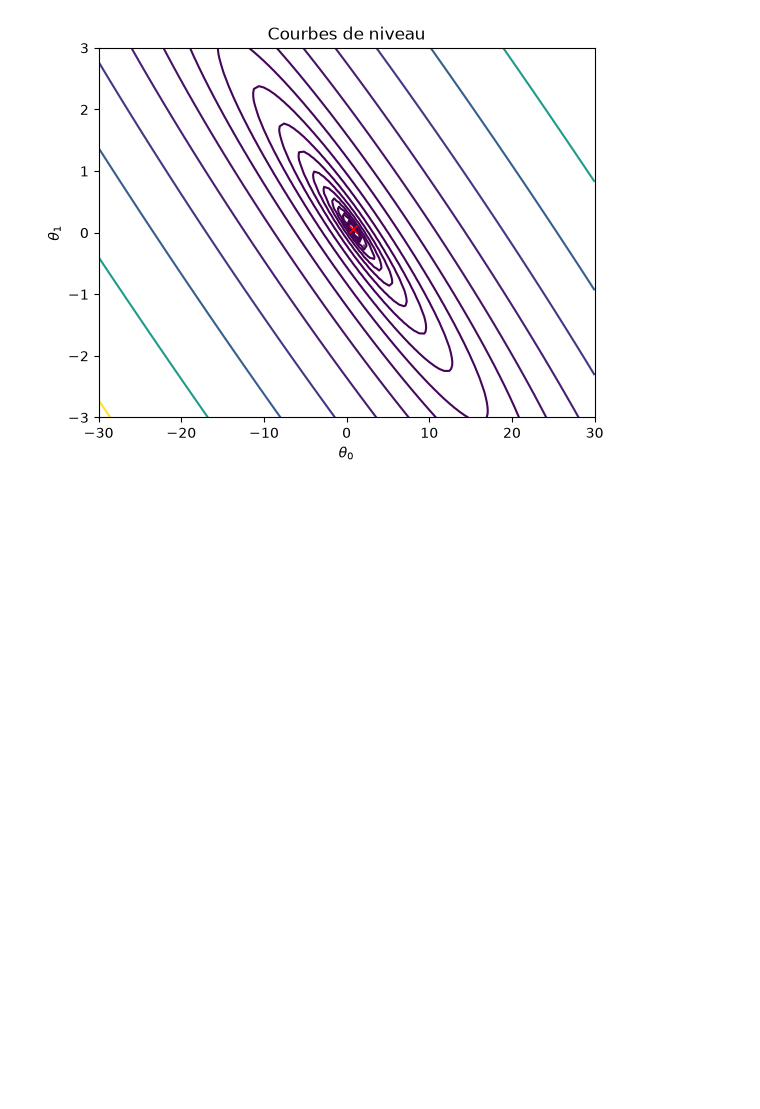
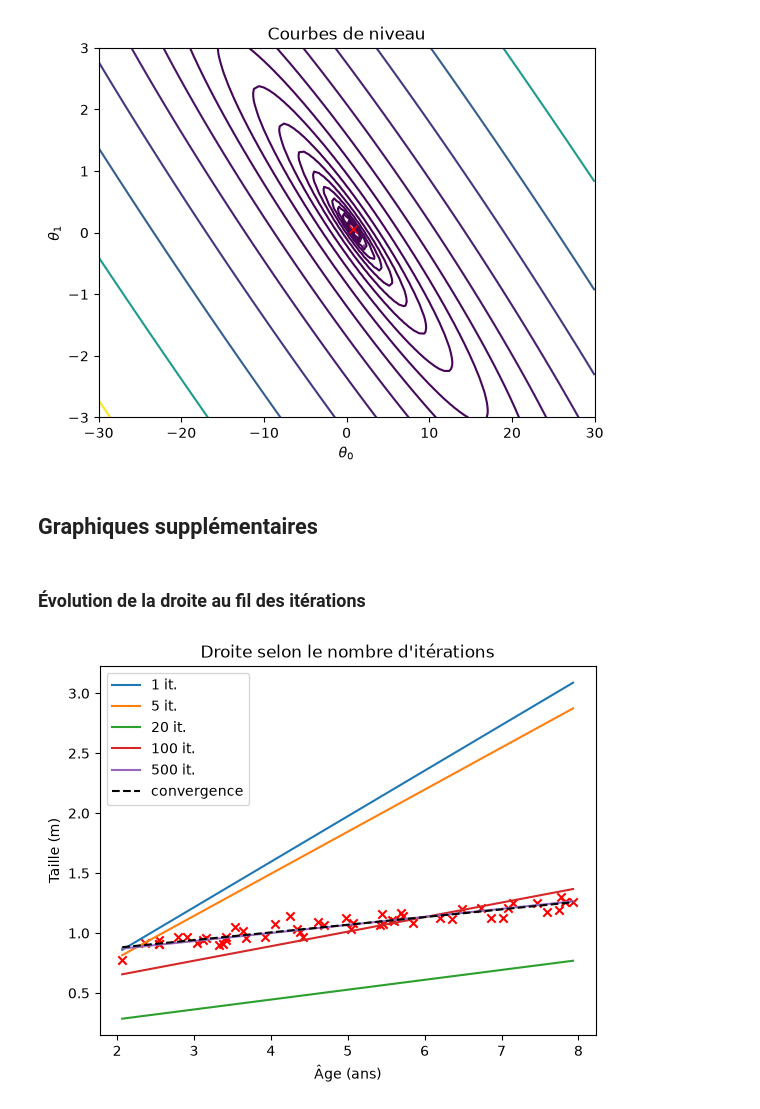
Before and after one commit to Hama2017/tp_apprentissage, a Jupyter notebook: exercice1.ipynb, the cells around one changed output. Saved outputs shown, nothing was run; the diff lists cells and outputs as text; code cells hidden in the pictures; blank space fills up the shorter version.

Commit message:
Ajout de graphiques supplémentaires aux deux notebooks
Co-Authored-By: Claude Sonnet 5.5 <noreply@anthropic.com>
Claude-Session: https://claude.ai/code/session_01Un2hhKd9RPx2o1TRwr6etk

```diff
--- a/exercice1.ipynb
+++ b/exercice1.ipynb
@@ -114,3 +114,19 @@ plt.xlabel(r'$\theta_0$'); plt.ylabel(r'$\theta_1$'); plt.title('Courbes de nive
 # %% [output]
 [figure]
 [figure]
+# %% [markdown]
+## Graphiques supplémentaires
+# %% [markdown]
+### Évolution de la droite au fil des itérations
+# %%
+plt.scatter(x, y, c='r', marker='x')
+t0, t1 = 0.0, 0.0
+k = 0
+for n_it in [1, 5, 20, 100, 500]:
+    while k < n_it:
+        t0, t1 = iteration(t0, t1); k += 1
+    plt.plot(xs, h(t0, t1, xs), label=f'{n_it} it.')
+plt.plot(xs, h(theta0, theta1, xs), 'k--', label='convergence')
+plt.xlabel('Âge (ans)'); plt.ylabel('Taille (m)'); plt.legend(); plt.title('Droite selon le nombre d\'itérations'); plt.show()
+# %% [output]
+[figure, added]
```
Also changed, not shown: parts of 6 cells of this notebook, 2 other files.
